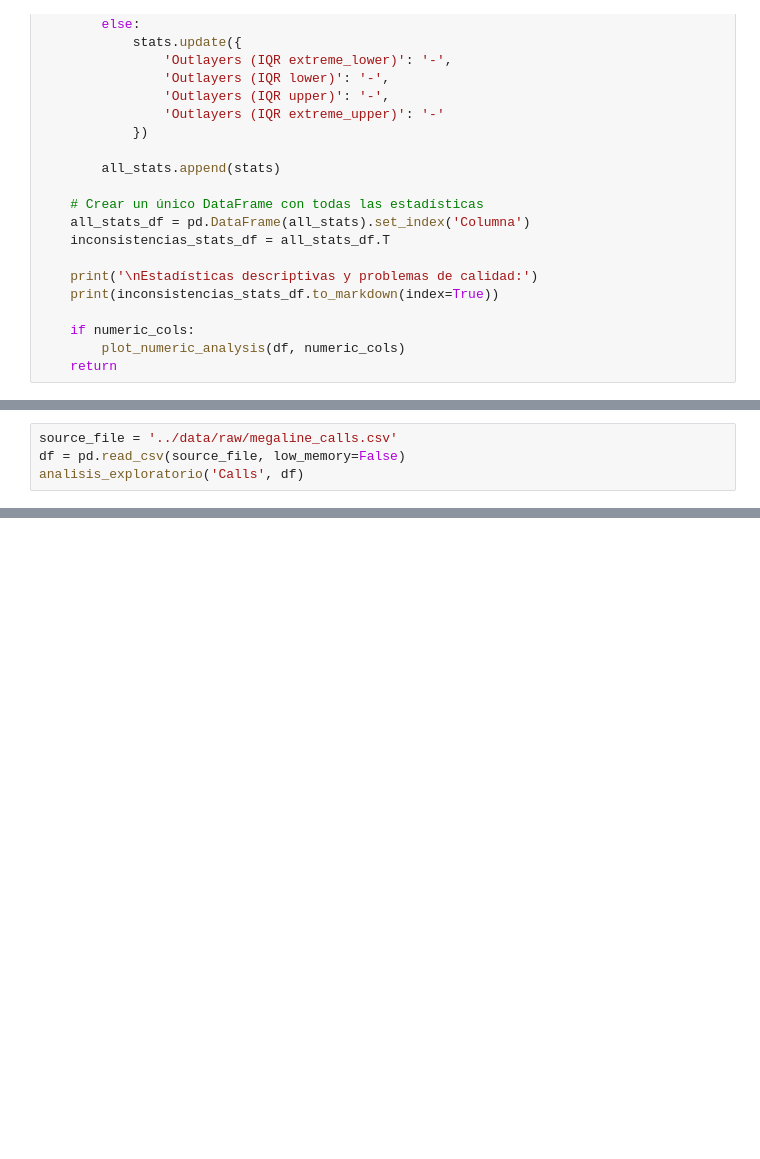
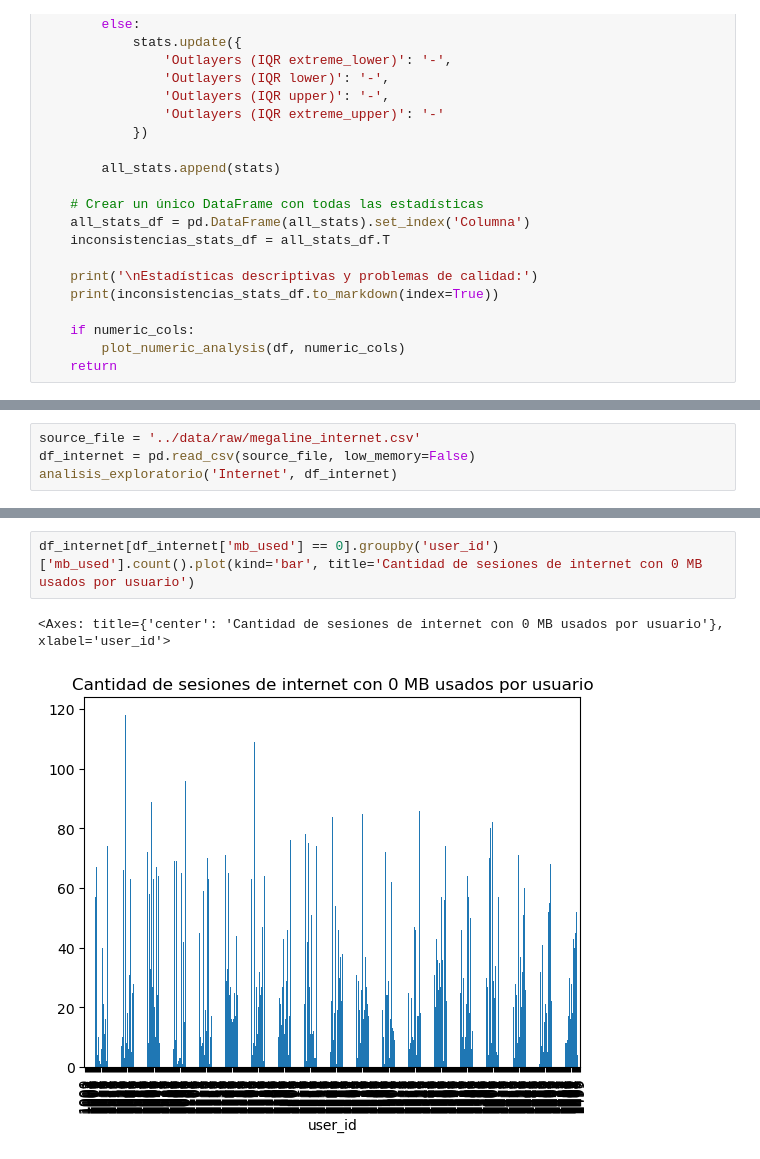
Before and after one commit to Pablouski7/examen1_DM, a Jupyter notebook: notebooks/1_EDA.ipynb, the cells around one changed output, grey strips where cells are left out. Cells and saved outputs as stored; diff of their text form; blank space fills up the shorter version.

```diff
--- a/notebooks/1_EDA.ipynb
+++ b/notebooks/1_EDA.ipynb
@@ -199,6 +257,6 @@ Estadísticas descriptivas y problemas de calidad:
 # %%
-source_file = '../data/raw/megaline_calls.csv'
-df = pd.read_csv(source_file, low_memory=False)
-analisis_exploratorio('Calls', df)
+source_file = '../data/raw/megaline_internet.csv'
+df_internet = pd.read_csv(source_file, low_memory=False)
+analisis_exploratorio('Internet', df_internet)
 # %% [output]
 =============================================================================================================================
@@ -221,0 +333,5 @@ Estadísticas descriptivas y problemas de calidad:
+# %%
+df_internet[df_internet['mb_used'] == 0].groupby('user_id')['mb_used'].count().plot(kind='bar', title='Cantidad de sesiones de internet con 0 MB usados por usuario')
+# %% [output]
+<Axes: title={'center': 'Cantidad de sesiones de internet con 0 MB usados por usuario'}, xlabel='user_id'>
+[figure, added]
```
Also changed, not shown: parts of 25 cells of this notebook, 2 other files.
